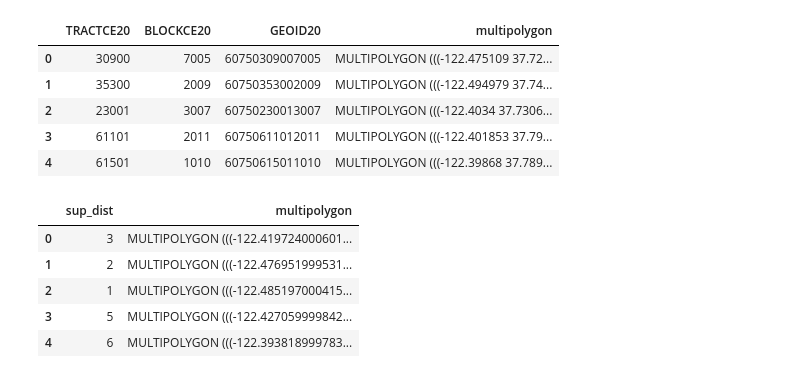
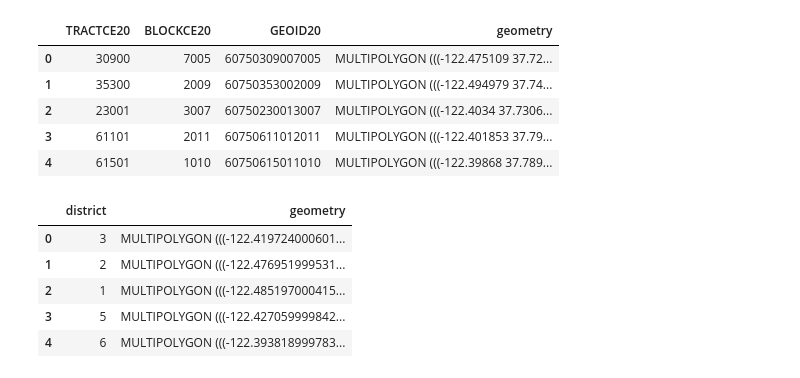
Before and after one commit to keverage-guan/RA-Work, a Jupyter notebook: acs/sf/sf_data.ipynb, the cells around one changed output. Saved outputs shown, nothing was run; the diff lists cells and outputs as text; code cells hidden in the pictures.

```diff
--- a/acs/sf/sf_data.ipynb
+++ b/acs/sf/sf_data.ipynb
@@ -2,19 +2,22 @@
 import pandas as pandas
 # %%
 # import blocks.csv data
-blocks = pandas.read_csv('sf_blocks.csv')
+blocks = pandas.read_csv('sf_blocks_2020.csv')
 
 #import districts.csv data
-districts = pandas.read_csv('sf_districts.csv')
+districts = pandas.read_csv('sf_districts_2020.csv')
 # %%
 # https://www.census.gov/programs-surveys/geography/technical-documentation/complete-technical-documentation/tiger-geo-line.2020.html
 
 # only keep columns TRACTCE20, BLOCKCE20, GEOID20, NAME20, and multipolygon
 blocks = blocks[['TRACTCE20', 'BLOCKCE20', 'GEOID20', 'multipolygon']]
 
+# rename multipolygon to geometry
+blocks = blocks.rename(columns={'multipolygon': 'geometry'})
+
 blocks.head()
 # %% [output]
-|  | TRACTCE20 | BLOCKCE20 | GEOID20 | multipolygon |
+|  | TRACTCE20 | BLOCKCE20 | GEOID20 | geometry |
 | 0 | 30900 | 7005 | 60750309007005 | MULTIPOLYGON (((-122.475109 37.72... |
 | 1 | 35300 | 2009 | 60750353002009 | MULTIPOLYGON (((-122.494979 37.74... |
 | 2 | 23001 | 3007 | 60750230013007 | MULTIPOLYGON (((-122.4034 37.7306... |
@@ -23,10 +26,13 @@ blocks.head()
 # %%
 # only keep sup_dist and multipolygon
 districts = districts[['sup_dist', 'multipolygon']]
 
+# rename sup_dist to district and multipolygon to geometry
+districts = districts.rename(columns={'sup_dist': 'district', 'multipolygon': 'geometry'})
+
 districts.head()
 # %% [output]
-|  | sup_dist | multipolygon |
+|  | district | geometry |
 | 0 | 3 | MULTIPOLYGON (((-122.419724000601... |
 | 1 | 2 | MULTIPOLYGON (((-122.476951999531... |
 | 2 | 1 | MULTIPOLYGON (((-122.485197000415... |
```
Also changed, not shown: parts of 9 cells of this notebook, 3 other files.
